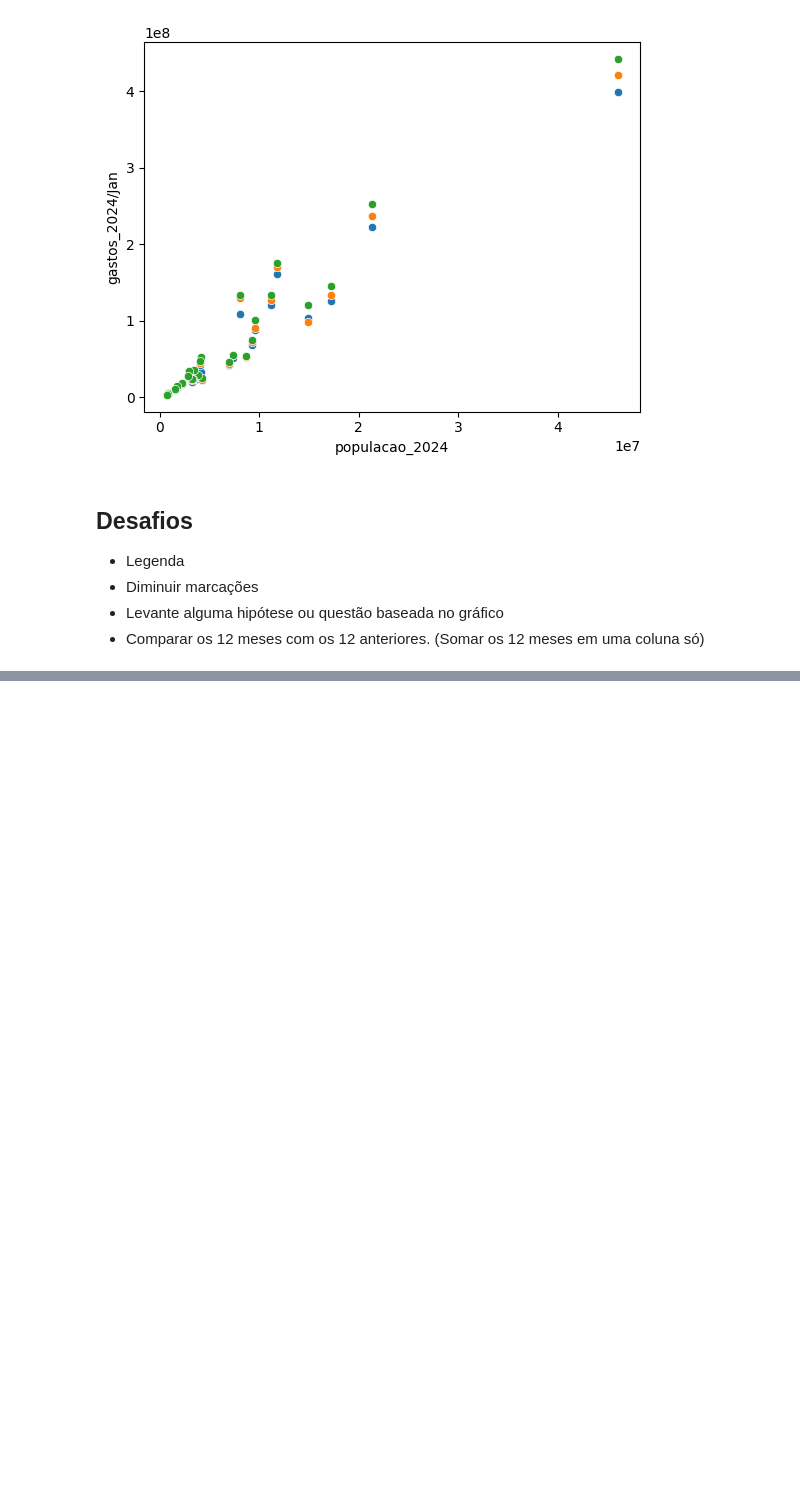
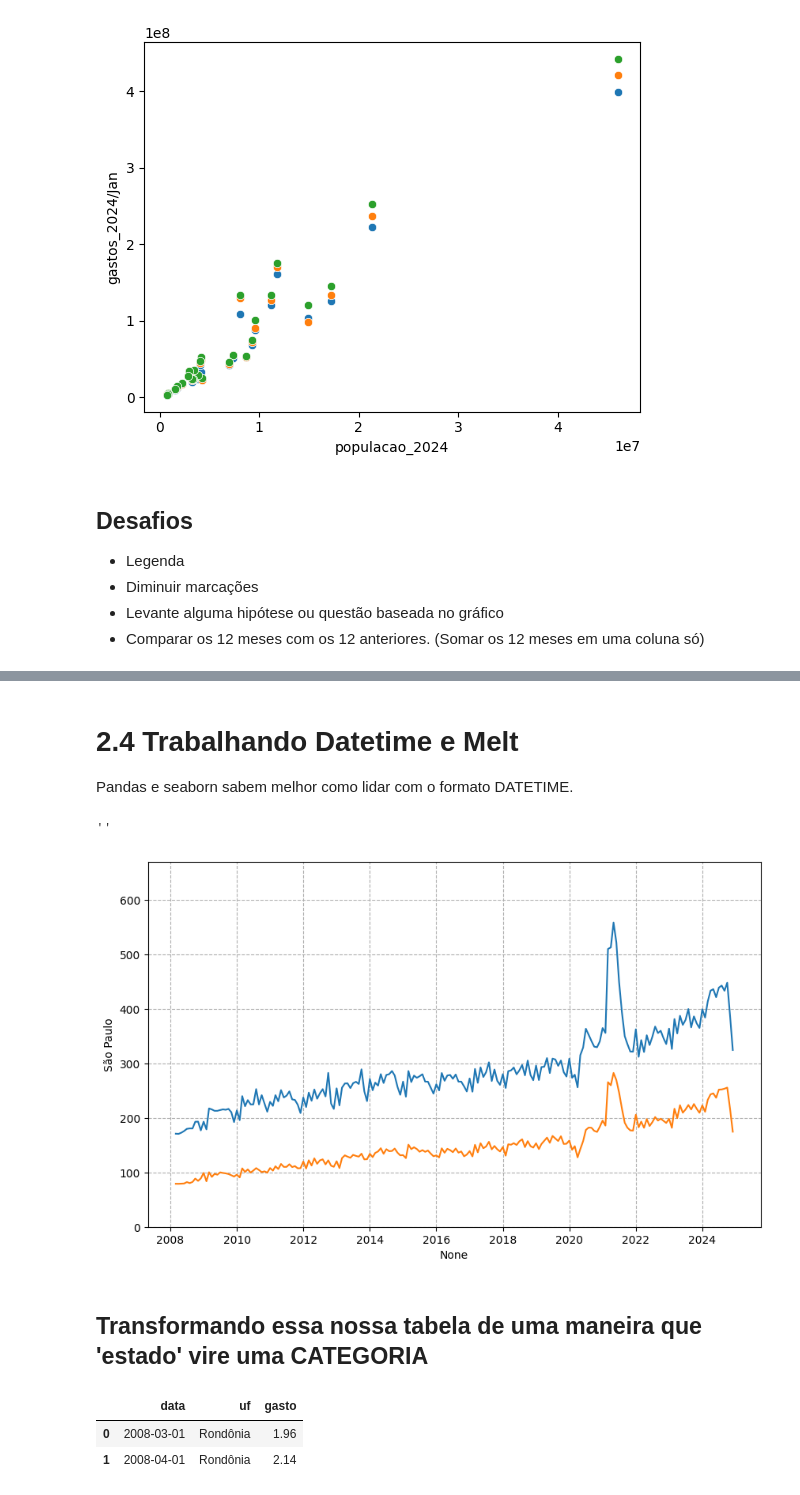
Before and after one commit to victoria-menezes/fiap-data-analytics, a Jupyter notebook: fase_1/2.Visualizacao de dados.ipynb, the cells around one changed output, grey strips where cells are left out. Drawn from its saved outputs; the diff is of its cells as text; code cells hidden in the pictures; blank space fills up the shorter version.

```diff
--- a/fase_1/2.Visualizacao de dados.ipynb
+++ b/fase_1/2.Visualizacao de dados.ipynb
@@ -345,0 +396,3 @@ sns.scatterplot(data = df_gastos_habitantes_2024, x = 'populacao_2024', y = 'gas
+# %% [markdown]
+# 2.4 Trabalhando Datetime e Melt
+Pandas e seaborn sabem melhor como lidar com o formato DATETIME.
@@ -345,0 +429,30 @@ sns.scatterplot(data = df_gastos_habitantes_2024, x = 'populacao_2024', y = 'gas
+# %%
+df_gastos_mensais.index = df_gastos_mensais.index.map(lambda x : date(int(x[:4]), mes_num[x[5:]], 1))
+# %%
+estado = 'São Paulo'
+max = df_gastos_mensais[estado].max()
+
+plt.figure(figsize=(10,6))
+axis = sns.lineplot(data=df_gastos_mensais, x = df_gastos_mensais.index, y=estado)
+
+estado = 'Minas Gerais'
+axis = sns.lineplot(data=df_gastos_mensais, x = df_gastos_mensais.index, y=estado)
+# plt.xticks(rotation=30, ha='right')
+
+plt.ylim(0, max + max*0.2)
+plt.grid(linestyle='--')
+;
+# %% [output]
+''
+[figure, added]
+# %% [markdown]
+## Transformando essa nossa tabela de uma maneira que 'estado' vire uma CATEGORIA
+# %%
+df_gastos_mensais_melt = df_gastos_mensais.reset_index().melt(id_vars=['index'], value_vars=df_gastos_mensais.columns)
+# id_vars = vão ficar fixas, value_vars = vão 'abrir'
+df_gastos_mensais_melt.columns = ['data','uf', 'gasto']
+df_gastos_mensais_melt.head(2)
+# %% [output]
+|  | data | uf | gasto |
+| 0 | 2008-03-01 | Rondônia | 1.96 |
+| 1 | 2008-04-01 | Rondônia | 2.14 |
```
Also changed, not shown: parts of 25 cells of this notebook, 3 other files.
